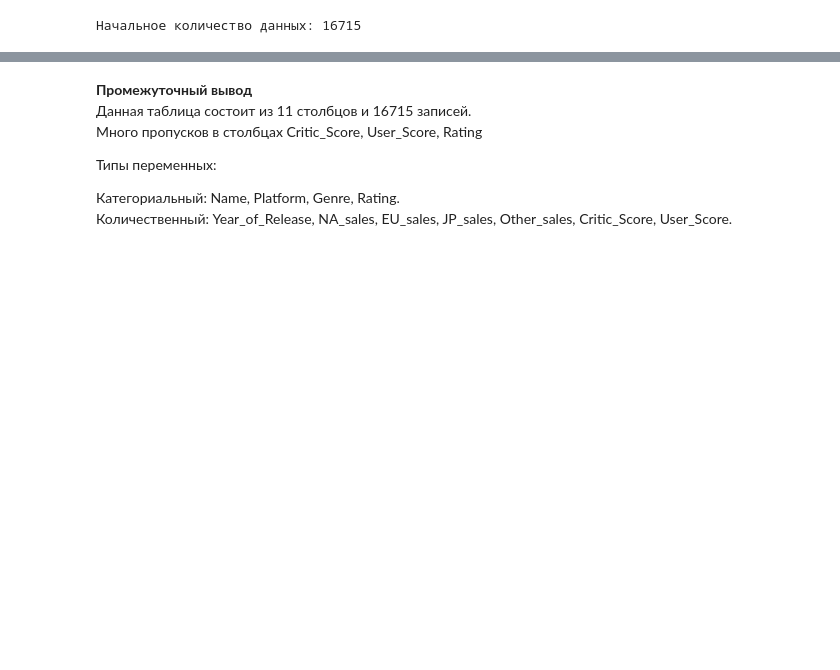
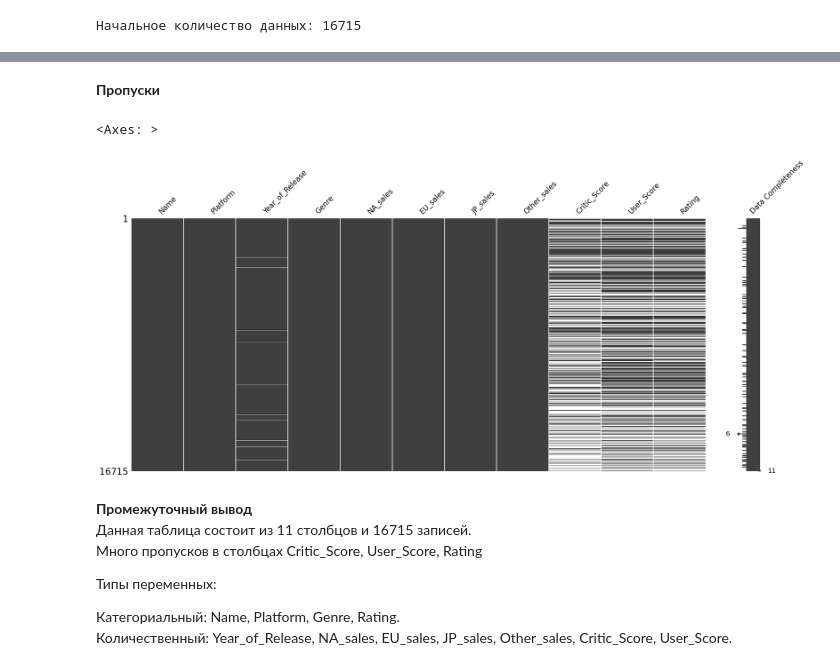
Before and after one commit to MolokoGen/ya_practicum, a Jupyter notebook: Project_5_midterm_project_1.ipynb, the cells around one changed output, grey strips where cells are left out. Saved outputs shown, nothing was run; the diff lists cells and outputs as text; code cells hidden in the pictures; blank space fills up the shorter version.

```diff
--- a/Project_5_midterm_project_1.ipynb
+++ b/Project_5_midterm_project_1.ipynb
@@ -167,3 +126,10 @@ plt.show()
+# %% [markdown]
+**Пропуски**
+# %%
+msno.matrix(df, labels=True)
+# %% [output]
+<Axes: >
+[figure, added]
 # %% [markdown]
 **Промежуточный вывод**
 Данная таблица состоит из 11 столбцов и 16715 записей.
```
Also changed, not shown: parts of 58 cells of this notebook.
